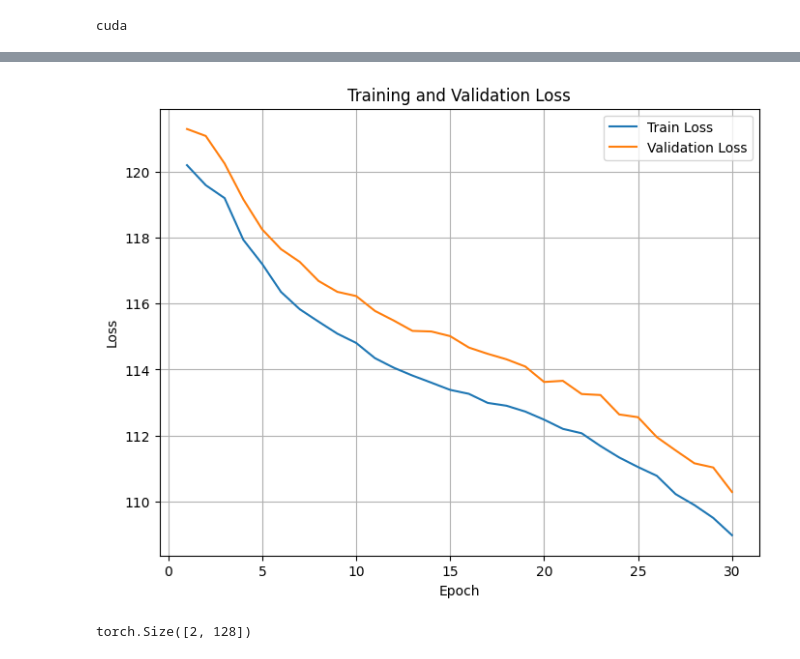
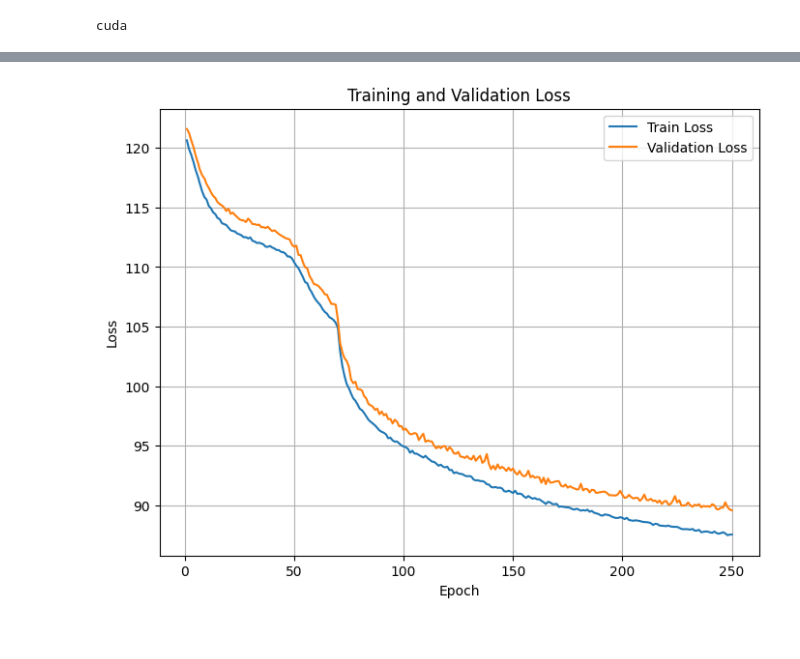
Before and after one commit to ikaryss/readout-experiments, a Jupyter notebook: regressor/test2.ipynb, the cells around one changed output, grey strips where cells are left out. Saved outputs shown, nothing was run; the diff lists cells and outputs as text; code cells hidden in the pictures.

```diff
--- a/regressor/test2.ipynb
+++ b/regressor/test2.ipynb
@@ -373,14 +445,18 @@ class CustomLoss(nn.Module):
 # %% [markdown]
 ## Train
 # %%
+from torch.optim.lr_scheduler import ReduceLROnPlateau
+
 # Initialize model and loss
 device = torch.device("cuda" if torch.cuda.is_available() else "cpu")
 print(device)
 
 model = JumpAmplitudeModel().to(device)
-criterion = CustomLoss(pos_weight=1.0, amp_weight=1.0)
-# optimizer = optim.AdamW(model.parameters(), lr=1e-4, weight_decay=1e-5)
+criterion = CustomLoss(pos_weight=1.0, amp_weight=1.0, entropy_weight=0.1)
+# optimizer = optim.AdamW(model.parameters(), lr=1e-3, weight_decay=1e-4)
 optimizer = optim.Adam(model.parameters(), lr=1e-3, weight_decay=1e-4)
+
+scheduler = ReduceLROnPlateau(optimizer, mode='min', factor=0.1, patience=10)
 # %% [output]
 cuda
 # %%
@@ -391,7 +467,7 @@ trained_model = train_model(
         optimizer,
         device,
         criterion,
-        num_epochs=30,
-        scheduler=None
+        num_epochs=250,
+        scheduler=scheduler
     )
 # %% [output]
@@ -415,5 +491 @@ Training complete. Best Val Loss: 110.2866
-[figure, old version]
+[figure, new version]
-# %%
-torch.vstack([torch.rand(128), torch.rand(128)]).shape
-# %% [output]
-torch.Size([2, 128])
```
Also changed, not shown: parts of 14 cells of this notebook.
